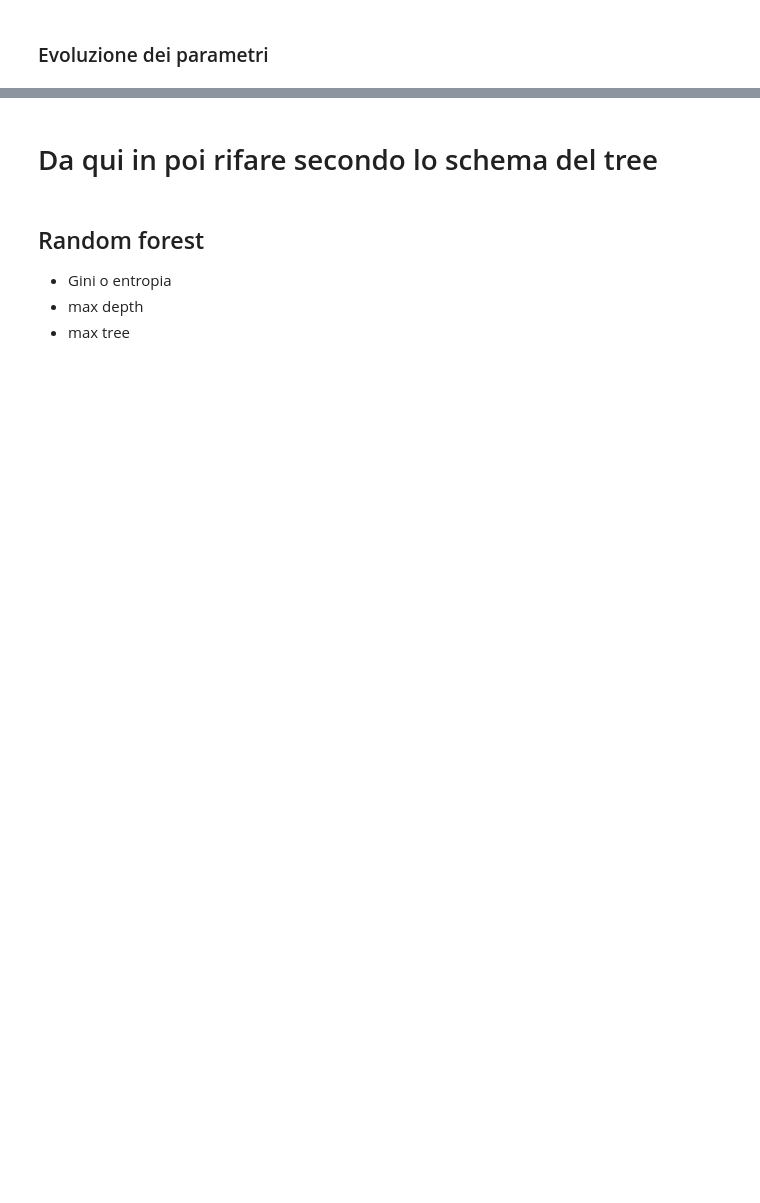
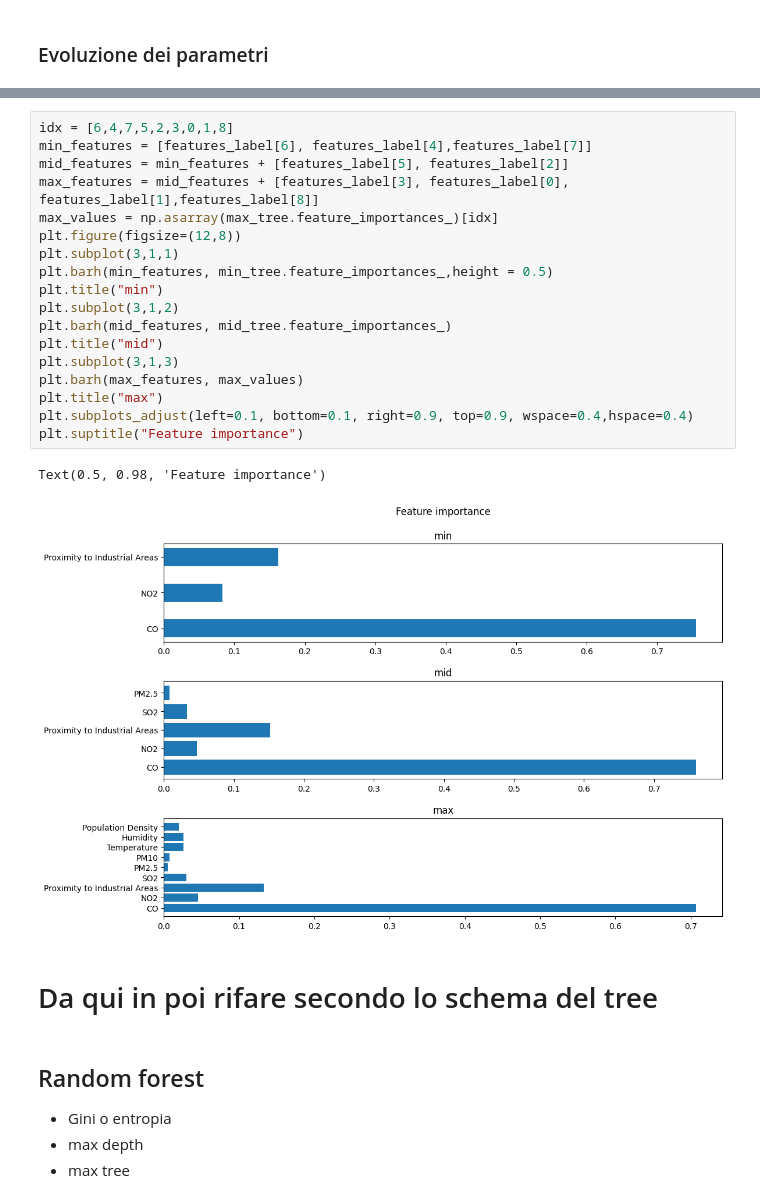
Before and after one commit to MauroMuratore/machine-learning, a Jupyter notebook: main.ipynb, the cells around one changed output, grey strips where cells are left out. Saved outputs shown, nothing was run; the diff lists cells and outputs as text; blank space fills up the shorter version.

```diff
--- a/main.ipynb
+++ b/main.ipynb
@@ -529,3 +538,24 @@ Text(0.5, 0.98, 'Classification tree')
+# %%
+idx = [6,4,7,5,2,3,0,1,8]
+min_features = [features_label[6], features_label[4],features_label[7]]
+mid_features = min_features + [features_label[5], features_label[2]]
+max_features = mid_features + [features_label[3], features_label[0], features_label[1],features_label[8]]
+max_values = np.asarray(max_tree.feature_importances_)[idx]
+plt.figure(figsize=(12,8))
+plt.subplot(3,1,1)
+plt.barh(min_features, min_tree.feature_importances_,height = 0.5)
+plt.title("min")
+plt.subplot(3,1,2)
+plt.barh(mid_features, mid_tree.feature_importances_)
+plt.title("mid")
+plt.subplot(3,1,3)
+plt.barh(max_features, max_values)
+plt.title("max")
+plt.subplots_adjust(left=0.1, bottom=0.1, right=0.9, top=0.9, wspace=0.4,hspace=0.4)
+plt.suptitle("Feature importance")
+# %% [output]
+Text(0.5, 0.98, 'Feature importance')
+[figure, added]
 # %% [markdown]
 # Da qui in poi rifare secondo lo schema del tree
 # %% [markdown]
```
Also changed, not shown: parts of 44 cells of this notebook.
